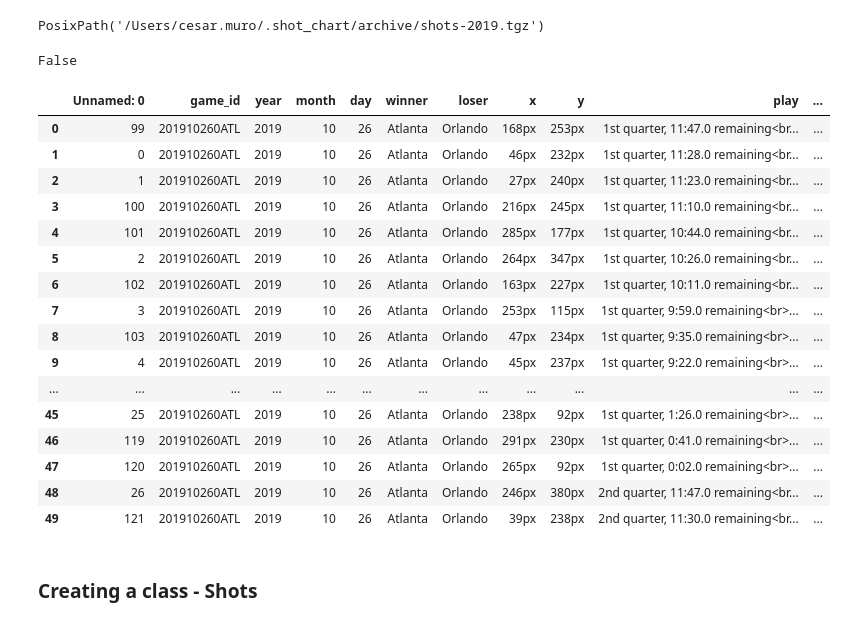
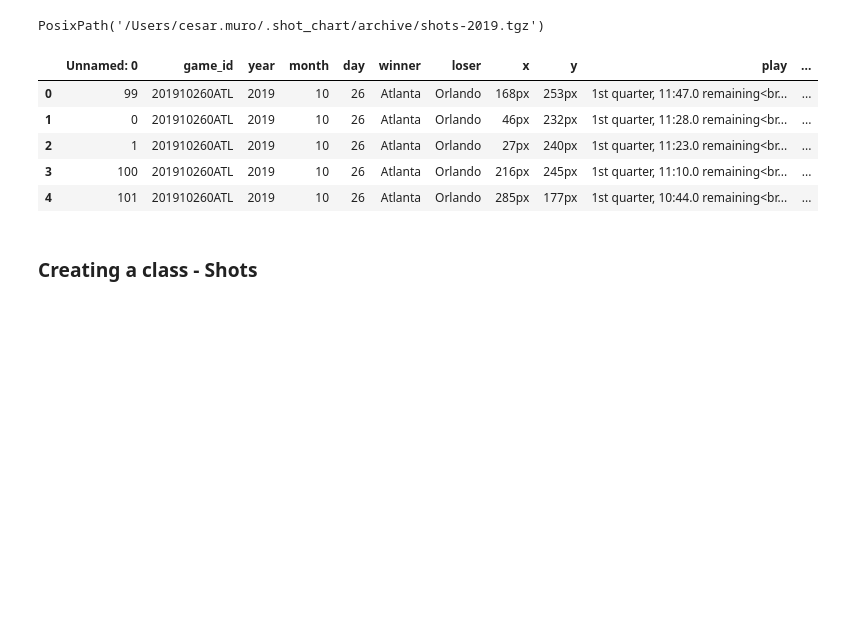
Before and after one commit to theccalderon/shot_chart, a Jupyter notebook: 00_core.ipynb, the cells around one changed output. Drawn from its saved outputs; the diff is of its cells as text; code cells hidden in the pictures; blank space fills up the shorter version.

```diff
--- a/00_core.ipynb
+++ b/00_core.ipynb
@@ -181,9 +182,7 @@ URLs.path(URLs.SHOTS_2019)
 # %% [output]
 PosixPath('/Users/cesar.muro/.shot_chart/archive/shots-2019.tgz')
 # %%
-_get_check(URLs.SHOTS_2019)
+# _get_check(URLs.SHOTS_2019)
-# %% [output]
-False
 # %%
 #export
 def untar_data(url, fname=None, dest=None, c_key='data', force_download=False, extract_func=file_extract):
@@ -215,25 +214,14 @@ def make_df(path):
 # %%
 shots_2019 = make_df(untar_data(URLs.SHOTS_2019))
 # %%
-shots_2019.head(50)
+shots_2019.head()
 # %% [output]
 |  | Unnamed: 0 | game_id | year | month | day | winner | loser | x | y | play | ... |
 | 0 | 99 | 201910260ATL | 2019 | 10 | 26 | Atlanta | Orlando | 168px | 253px | 1st quarter, 11:47.0 remaining<br... | ... |
 | 1 | 0 | 201910260ATL | 2019 | 10 | 26 | Atlanta | Orlando | 46px | 232px | 1st quarter, 11:28.0 remaining<br... | ... |
 | 2 | 1 | 201910260ATL | 2019 | 10 | 26 | Atlanta | Orlando | 27px | 240px | 1st quarter, 11:23.0 remaining<br... | ... |
 | 3 | 100 | 201910260ATL | 2019 | 10 | 26 | Atlanta | Orlando | 216px | 245px | 1st quarter, 11:10.0 remaining<br... | ... |
 | 4 | 101 | 201910260ATL | 2019 | 10 | 26 | Atlanta | Orlando | 285px | 177px | 1st quarter, 10:44.0 remaining<br... | ... |
-| 5 | 2 | 201910260ATL | 2019 | 10 | 26 | Atlanta | Orlando | 264px | 347px | 1st quarter, 10:26.0 remaining<br... | ... |
-| 6 | 102 | 201910260ATL | 2019 | 10 | 26 | Atlanta | Orlando | 163px | 227px | 1st quarter, 10:11.0 remaining<br... | ... |
-| 7 | 3 | 201910260ATL | 2019 | 10 | 26 | Atlanta | Orlando | 253px | 115px | 1st quarter, 9:59.0 remaining<br>... | ... |
-| 8 | 103 | 201910260ATL | 2019 | 10 | 26 | Atlanta | Orlando | 47px | 234px | 1st quarter, 9:35.0 remaining<br>... | ... |
-| 9 | 4 | 201910260ATL | 2019 | 10 | 26 | Atlanta | Orlando | 45px | 237px | 1st quarter, 9:22.0 remaining<br>... | ... |
-| ... | ... | ... | ... | ... | ... | ... | ... | ... | ... | ... | ... |
-| 45 | 25 | 201910260ATL | 2019 | 10 | 26 | Atlanta | Orlando | 238px | 92px | 1st quarter, 1:26.0 remaining<br>... | ... |
-| 46 | 119 | 201910260ATL | 2019 | 10 | 26 | Atlanta | Orlando | 291px | 230px | 1st quarter, 0:41.0 remaining<br>... | ... |
-| 47 | 120 | 201910260ATL | 2019 | 10 | 26 | Atlanta | Orlando | 265px | 92px | 1st quarter, 0:02.0 remaining<br>... | ... |
-| 48 | 26 | 201910260ATL | 2019 | 10 | 26 | Atlanta | Orlando | 246px | 380px | 2nd quarter, 11:47.0 remaining<br... | ... |
-| 49 | 121 | 201910260ATL | 2019 | 10 | 26 | Atlanta | Orlando | 39px | 238px | 2nd quarter, 11:30.0 remaining<br... | ... |
 # %% [markdown]
 ### Creating a class - Shots
 # %%
```
Also changed, not shown: parts of 5 cells of this notebook, 1 other file.
